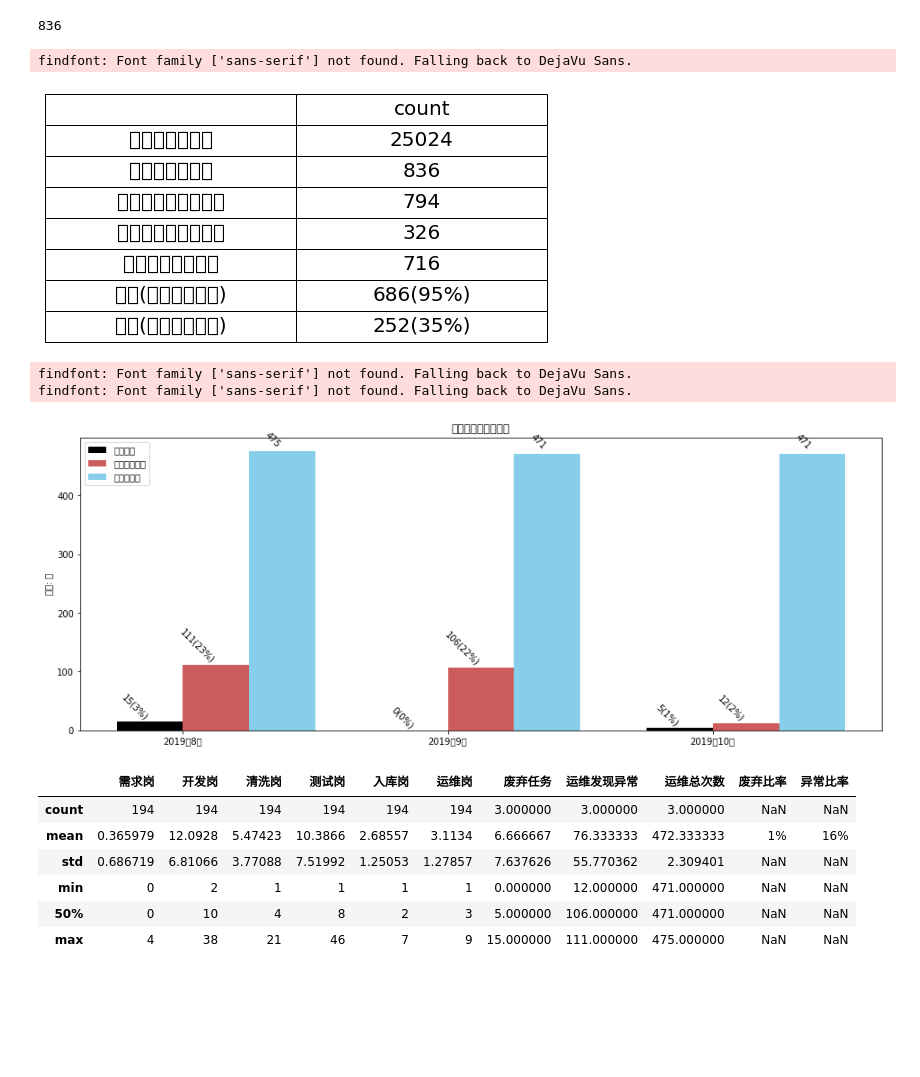
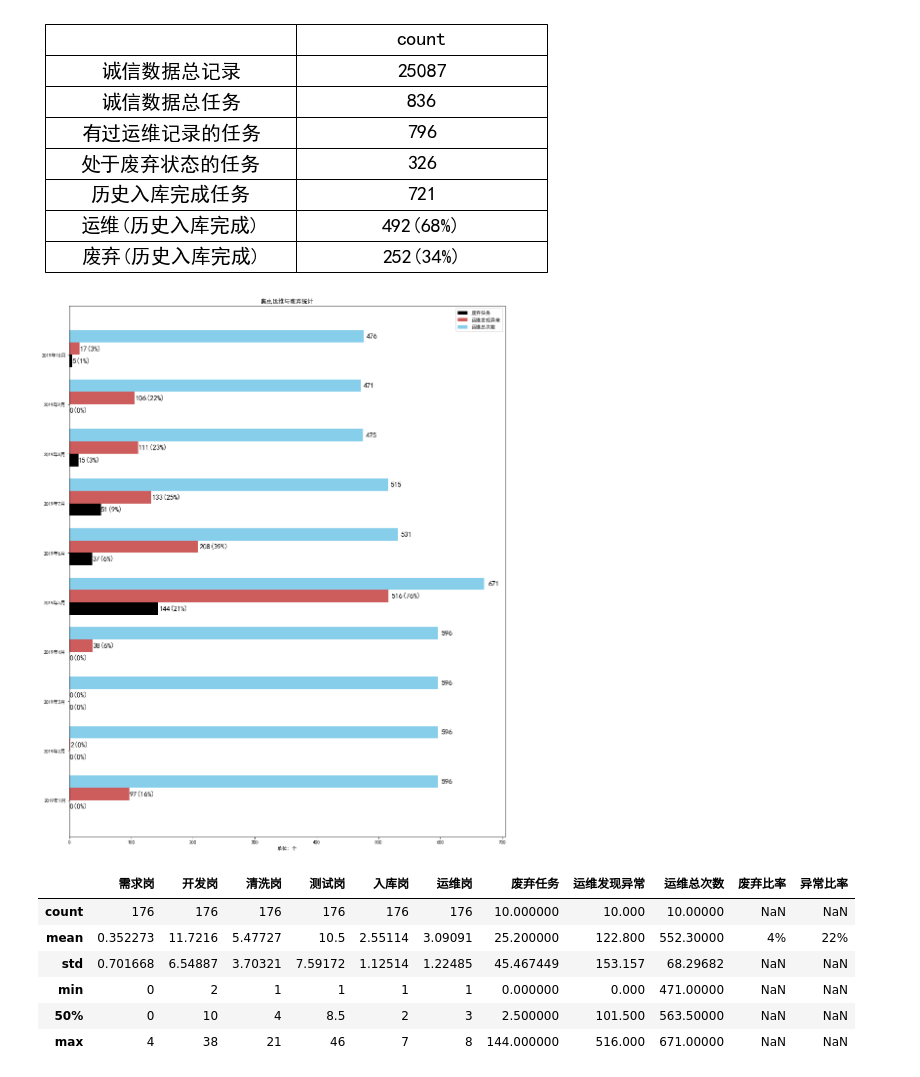
Before and after one commit to czasg/ScrapyLearning, a Jupyter notebook: czaSpider/dump2/数据分析个人版/诚信数据咯/新版本.ipynb, the cells around one changed output. Cells and saved outputs as stored; diff of their text form; code cells hidden in the pictures; blank space fills up the shorter version.

```diff
--- a/czaSpider/dump2/数据分析个人版/诚信数据咯/新版本.ipynb
+++ b/czaSpider/dump2/数据分析个人版/诚信数据咯/新版本.ipynb
@@ -15,3 +11,7 @@ check_end_date = ''
+# %%
+task_name = "诚信数据"
+check_start_date = '2019.1'  # eg: 2018.6 or 2018, if just year, it will be marked as January
+check_end_date = ''  # default is Now Time
 # %%
 # 状态管理
 demand_states = {'任务已分发', '驳回运维意见', '待处理'}
@@ -32,6 +33,7 @@ if '.' in check_start_date and check_start_date.count('.') < 2:
 else:
     check_start_year = int(check_start_date)
     check_start_month = 1
+check_start_timestamp = int(datetime.datetime(check_start_year, check_start_month, 1).timestamp())
 try:
     if check_end_date:
         if '.' in check_end_date and check_end_date.count('.') < 2:
@@ -39,6 +41,7 @@ try:
         else:
             check_end_year = int(check_start_date)
             check_end_month = 1
+        check_end_timestamp = int(datetime.datetime(check_end_year, check_end_month, 1).timestamp())
         check_end_date_flag = 1
     else:
         check_end_date_flag = 0
@@ -85,9 +88,14 @@ def get_event_info(tasks):
     return event_name_value, operation_tasks, abandoned_tasks, storage_tasks
 event_name_value, operation_tasks, abandoned_tasks, storage_tasks = get_event_info(spider_tasks)
 for spiderName, spider_task in storage_tasks.items():
+    start = None
     for task in spider_task:
-        if spiderName not in abandoned_tasks_2 and task['rwzt'] in operations_states:
-            abandoned_tasks_2.setdefault(spiderName, spider_task)
+        if not start and task['rwzt'] in complete_states:
+            start = True
+            continue
+        if start:
+            if spiderName not in abandoned_tasks_2 and task['rwzt'] in operations_states:
+                abandoned_tasks_2.setdefault(spiderName, spider_task)
         if spiderName not in abandoned_tasks_3 and task['rwzt'] in abandoned_states:
             abandoned_tasks_3.setdefault(spiderName, spider_task)
 operation_tasks_statistics = {task_name: len(operation_tasks)}  # todo {'诚信数据': 644}  经历过运维的任务
@@ -189,6 +197,12 @@ def get_date_template(check_start_year, check_start_month, end_year=None, end_mo
 def get_all_operations_times(tasks):
     all_operations = dict()
     new_tasks = {}
+    if check_end_date_flag:
+        _check_start_timestamp = check_start_timestamp
+        _check_end_timestamp = check_end_timestamp
+    else:
+        _check_start_timestamp = check_start_timestamp
+        _check_end_timestamp = time.time()
     for spiderName, spider_task in tasks.items():  # 遍历每一个已入库的爬虫
         start = None
         operations = dict()
@@ -211,7 +225,7 @@ def get_all_operations_times(tasks):
         if spiderName in spider_life_time:
             start_time = spider_life_time[spiderName]['start_time']
             last_time = spider_life_time[spiderName]['last_time']
-            if not last_time < operations['start'] or not start_time > operations['last']:
+            if not last_time < _check_start_timestamp and not start_time > _check_end_timestamp:
                 new_tasks[spiderName] = spider_task
         operations = get_date_template(start.year, start.month, last.year, last.month)
         all_operations[spiderName] = operations
@@ -237,14 +251,11 @@ new_task_by_date, all_tasks_3_month_statistics = get_all_operations_times(storag
 new_event_name_value_by_date  = get_event_info(new_task_by_date)[0]
 abnormal_spider_tasks_statistics = get_abnormal_spider_tasks_statistics(abandoned_tasks_2)  # 运维异常统计
 abandoned_tasks_3_month_statistics = get_abandoned_spider_statistics(abandoned_tasks_3)  # 废弃爬虫统计
-len(event_name_value)
-# %% [output]
-836
 # %%
 def draw_table(tasks_tables, tasks_tables_labels):
     text_value = np.array(tasks_tables)
     fig = plt.figure(figsize=(9,4))
-    ax = fig.add_subplot(111, frameon=False, xticks=[], yticks=[])
+    fig.add_subplot(111, frameon=False, xticks=[], yticks=[])
     the_table=plt.table(cellText=text_value,colLabels=tasks_tables_labels,colWidths=[0.2]*text_value.shape[1],loc='center',cellLoc='center')
     the_table.set_fontsize(20)
     the_table.scale(2.5,2.58)
@@ -261,8 +272,7 @@ tasks_tables = [
 tasks_tables_labels = ['', 'count']
 draw_table(tasks_tables, tasks_tables_labels)
 # %% [output]
-findfont: Font family ['sans-serif'] not found. Falling back to DejaVu Sans.
-[figure, old version]
+[figure, new version]
 # %%
 def get_statistics_into_template(date_template, tasks, add=True):
     _date_template = deepcopy(date_template)
@@ -365,51 +375,54 @@ def draw_barh():
     def autolabel(rects, xpos='center', add_percentage=None):
         xpos = xpos.lower()  # normalize the case of the parameter
         ha = {'center': 'center', 'right': 'left', 'left': 'right'}
         offset = {'center': 0.5, 'right': 0.57, 'left': 0.25}  # x_txt = x + w*off
         for index, rect in enumerate(rects):
             _width = rect.get_width()
             if add_percentage is None:
                 text = '{}'.format(_width)
             else:
                 text = '{}({}%)'.format(_width, str(int(rects1_values[add_percentage][index]*100)))
             ax.text(1.01 * rect.get_width(), rect.get_y() + width*offset[xpos], text, va='bottom', fontsize=15)
     rects1_values = []
     for rects in [rects1, rects2, rects3]:
         _rects1_values = []
         for rect in rects:
             _rects1_values.append(rect.get_width())
         rects1_values.append(np.array(_rects1_values))
     rects1_values_value = deepcopy(rects1_values)
     rects1_values = [calcul(rects1_values[0], rects1_values[-1]), calcul(rects1_values[1], rects1_values[-1])]
     autolabel(rects1, "left", add_percentage=0)
     autolabel(rects2, "left", add_percentage=1)
     autolabel(rects3, "left")
     fig.set_size_inches(16, num_length*2)
     plt.show()
     return np.array(rects1_values_value).T
 if num_length > 9:
     rects1_values_value = draw_barh()
 else:
     rects1_values_value = draw_bar()
-rects1_values_value
-df = pd.DataFrame(rects1_values_value, columns=['废弃任务', '运维发现异常', '运维总次数']).describe(percentiles=[])
-df['废弃比率'] = np.nan
-df['异常比率'] = np.nan
-df.loc['mean', '废弃比率'] = str(int(df.loc['mean', '废弃任务']/df.loc['mean', '运维总次数']*100))+'%'
-df.loc['mean', '异常比率'] = str(int(df.loc['mean', '运维发现异常']/df.loc['mean', '运维总次数']*100))+'%'
-df2 = get_statistics_table(new_event_name_value_by_date)  # ????????????????????????????????????????????????????????????为啥呀
-pd.concat([df2,df], axis=1)
+try:
+    flag = None
+    df = pd.DataFrame(rects1_values_value, columns=['废弃任务', '运维发现异常', '运维总次数']).describe(percentiles=[])
+    df['废弃比率'] = np.nan
+    df['异常比率'] = np.nan
+    df.loc['mean', '废弃比率'] = str(int(df.loc['mean', '废弃任务']/df.loc['mean', '运维总次数']*100))+'%'
+    df.loc['mean', '异常比率'] = str(int(df.loc['mean', '运维发现异常']/df.loc['mean', '运维总次数']*100))+'%'
+    df2 = get_statistics_table(new_event_name_value_by_date)
+    table = pd.concat([df2,df], axis=1)
+    flag = True
+except:
+    pass
+table if flag else None
 # %% [output]
-findfont: Font family ['sans-serif'] not found. Falling back to DejaVu Sans.
-findfont: Font family ['sans-serif'] not found. Falling back to DejaVu Sans.
-[figure, old version]
+[figure, new version]
 |  | 需求岗 | 开发岗 | 清洗岗 | 测试岗 | 入库岗 | 运维岗 | 废弃任务 | 运维发现异常 | 运维总次数 | 废弃比率 | 异常比率 |
-| count | 194 | 194 | 194 | 194 | 194 | 194 | 3.000000 | 3.000000 | 3.000000 | NaN | NaN |
-| mean | 0.365979 | 12.0928 | 5.47423 | 10.3866 | 2.68557 | 3.1134 | 6.666667 | 76.333333 | 472.333333 | 1% | 16% |
-| std | 0.686719 | 6.81066 | 3.77088 | 7.51992 | 1.25053 | 1.27857 | 7.637626 | 55.770362 | 2.309401 | NaN | NaN |
-| min | 0 | 2 | 1 | 1 | 1 | 1 | 0.000000 | 12.000000 | 471.000000 | NaN | NaN |
-| 50% | 0 | 10 | 4 | 8 | 2 | 3 | 5.000000 | 106.000000 | 471.000000 | NaN | NaN |
-| max | 4 | 38 | 21 | 46 | 7 | 9 | 15.000000 | 111.000000 | 475.000000 | NaN | NaN |
+| count | 176 | 176 | 176 | 176 | 176 | 176 | 10.000000 | 10.000 | 10.00000 | NaN | NaN |
+| mean | 0.352273 | 11.7216 | 5.47727 | 10.5 | 2.55114 | 3.09091 | 25.200000 | 122.800 | 552.30000 | 4% | 22% |
+| std | 0.701668 | 6.54887 | 3.70321 | 7.59172 | 1.12514 | 1.22485 | 45.467449 | 153.157 | 68.29682 | NaN | NaN |
+| min | 0 | 2 | 1 | 1 | 1 | 1 | 0.000000 | 0.000 | 471.00000 | NaN | NaN |
+| 50% | 0 | 10 | 4 | 8.5 | 2 | 3 | 2.500000 | 101.500 | 563.50000 | NaN | NaN |
+| max | 4 | 38 | 21 | 46 | 7 | 8 | 144.000000 | 516.000 | 671.00000 | NaN | NaN |
 # %%
 spider_operations_time_keys = spider_life_time.keys()
 spider_operations_time_value = []
```
Also changed, not shown: parts of 9 cells of this notebook, 1 other file.
